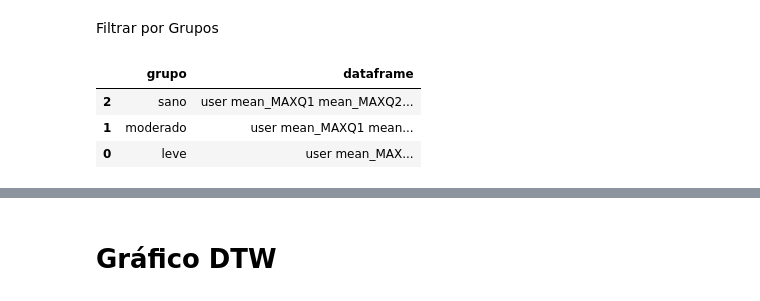
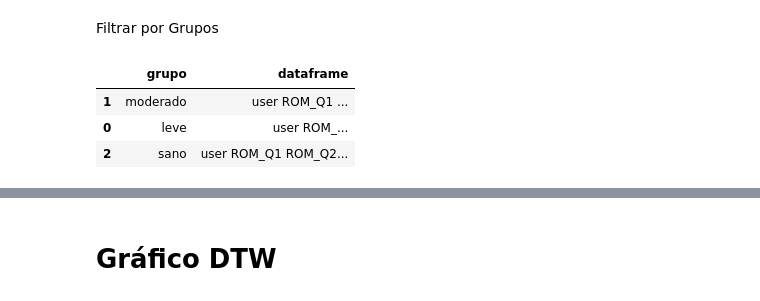
Before and after one commit to RaulMB94/rai_exp_2023_sivarita, a Jupyter notebook: rai_exp_2023_sivarita.ipynb, the cells around one changed output, grey strips where cells are left out. Saved outputs shown, nothing was run; the diff lists cells and outputs as text; code cells hidden in the pictures.

```diff
--- a/rai_exp_2023_sivarita.ipynb
+++ b/rai_exp_2023_sivarita.ipynb
@@ -130,4 +130,7 @@ df_params.sample(5)
 5 rows × 22 columns
+# %%
+#Filtrar por cantidad de ejercicios correctos
+df_params = exp.filter_per_Activities(df_params)
 # %%
 #Filtrar por cantidad de actividades
 conteo_nombres = df_params['usuario'].value_counts()
@@ -180,23 +170,24 @@ Filtrar por Grupos
 # %%
 # for itere grupos
 hawer = df_brazo.grupo.unique()
 df_group = []
 group_list = []
 for group in hawer:
     # filtrar grupo
     group_list.append(group)
-    df_group.append(exp.process_byGroups(df_brazo, df_params, group))
+    #df_group.append(exp.process_byGroups(df_brazo, df_params, group))
+    df_group.append(exp.process_byGroup_ROM(df_brazo,df_params, group))
 
 data = {
     'grupo': group_list,
     'dataframe': df_group
 }
 
 df = pd.DataFrame(data)
 df.sample(3)
 # %% [output]
 |  | grupo | dataframe |
-| 2 | sano | user mean_MAXQ1 mean_MAXQ2... |
-| 1 | moderado | user mean_MAXQ1 mean... |
-| 0 | leve | user mean_MAX... |
+| 1 | moderado | user ROM_Q1 ... |
+| 0 | leve | user ROM_... |
+| 2 | sano | user ROM_Q1 ROM_Q2... |
 # %%
```
Also changed, not shown: parts of 8 cells of this notebook, 2 other files.
